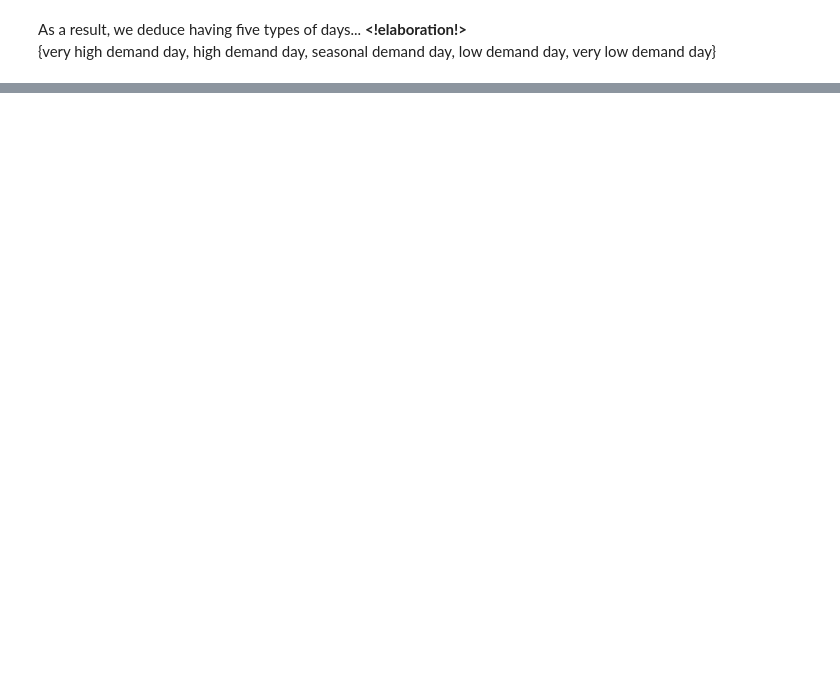
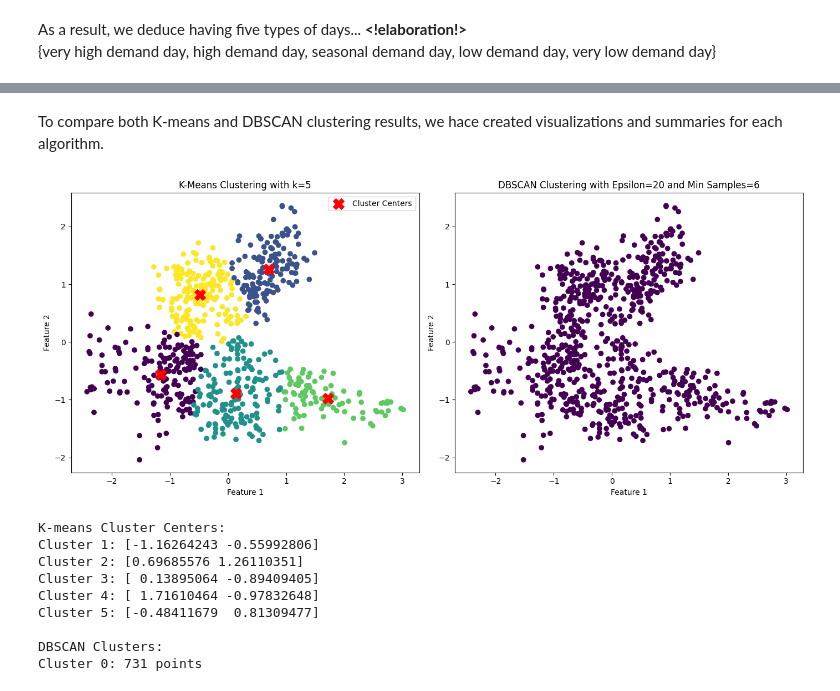
Before and after one commit to muohannedxd/day-type-identification-of-electricity-load, a Jupyter notebook: project.ipynb, the cells around one changed output, grey strips where cells are left out. Drawn from its saved outputs; the diff is of its cells as text; code cells hidden in the pictures; blank space fills up the shorter version.

Commit message:
I added a comparison betwen k-means and dbscan and some more elaborations clustering

```diff
--- a/project.ipynb
+++ b/project.ipynb
@@ -316,0 +377,4 @@ plt.show()
+# %%
+print("Cluster Centers:")
+for i, center in enumerate(cluster_centers):
+    print(f"Cluster {i+1}: {center}")
@@ -343,3 +423,12 @@ df_daily_scaled.plot.scatter(x='tmp', y='pma', c=labels, cmap='viridis')
 # %% [markdown]
 As a result, we deduce having five types of days... **<!elaboration!>**
 {very high demand day, high demand day, seasonal demand day, low demand day, very low demand day}
+# %%
+#  Interpretation of DBSCAN Clusters
+print("DBSCAN Clusters:")
+unique_clusters = df_daily['cluster_id'].unique()
+for cluster_id in unique_clusters:
+    if cluster_id == -1:
+        print(f"Noise Points: {sum(labels == cluster_id)} points")
+    else:
+        print(f"Cluster {cluster_id}: {sum(labels == cluster_id)} points")
@@ -345,0 +444,63 @@ As a result, we deduce having five types of days... **<!elaboration!>**
+# %% [markdown]
+To compare both K-means and DBSCAN clustering results, we hace created visualizations and summaries for each algorithm.
+# %%
+# Assuming df_daily_transformed is your data
+k_kmeans = 5  # K for K-means
+epsilon_dbscan = 20  # Change this parameter
+min_samples_dbscan = 6  # Change this parameter
+
+# K-means clustering
+kmeans = KMeans(n_clusters=k_kmeans, n_init=10, random_state=42)
+cluster_labels_kmeans = kmeans.fit_predict(df_daily_transformed)
+cluster_centers_kmeans = kmeans.cluster_centers_
+
+# DBSCAN clustering
+dbscan = DBSCAN(eps=epsilon_dbscan, min_samples=min_samples_dbscan)
+labels_dbscan = dbscan.fit_predict(df_daily_transformed)
+
+# Visualize K-means clustering
+plt.figure(figsize=[14, 6])
+
+# Subplot 1: K-means clustering
+plt.subplot(1, 2, 1)
+plt.scatter(df_daily_transformed[:, 0], df_daily_transformed[:, 1], c=cluster_labels_kmeans, cmap='viridis')
+plt.scatter(cluster_centers_kmeans[:, 0], cluster_centers_kmeans[:, 1], c='red', marker='X', s=200, label='Cluster Centers')
+plt.title(f'K-Means Clustering with k={k_kmeans}')
+plt.xlabel('Feature 1')
+plt.ylabel('Feature 2')
+plt.legend()
+
+# Subplot 2: DBSCAN clustering
+plt.subplot(1, 2, 2)
+plt.scatter(df_daily_transformed[:, 0], df_daily_transformed[:, 1], c=labels_dbscan, cmap='viridis')
+plt.title(f'DBSCAN Clustering with Epsilon={epsilon_dbscan} and Min Samples={min_samples_dbscan}')
+plt.xlabel('Feature 1')
+plt.ylabel('Feature 2')
+
+plt.tight_layout()
+plt.show()
+
+# Interpretation of K-means cluster centers
+print("K-means Cluster Centers:")
+for i, center in enumerate(cluster_centers_kmeans):
+    print(f"Cluster {i+1}: {center}")
+
+# Interpretation of DBSCAN clusters
+print("\nDBSCAN Clusters:")
+unique_clusters_dbscan = pd.Series(labels_dbscan).unique()
+for cluster_id in unique_clusters_dbscan:
+    if cluster_id == -1:
+        print(f"Noise Points: {sum(labels_dbscan == cluster_id)} points")
+    else:
+        print(f"Cluster {cluster_id}: {sum(labels_dbscan == cluster_id)} points")
+# %% [output]
+[figure, added]
+K-means Cluster Centers:
+Cluster 1: [-1.16264243 -0.55992806]
+Cluster 2: [0.69685576 1.26110351]
+Cluster 3: [ 0.13895064 -0.89409405]
+Cluster 4: [ 1.71610464 -0.97832648]
+Cluster 5: [-0.48411679  0.81309477]
+
+DBSCAN Clusters:
+Cluster 0: 731 points
```
Also changed, not shown: parts of 18 cells of this notebook.
